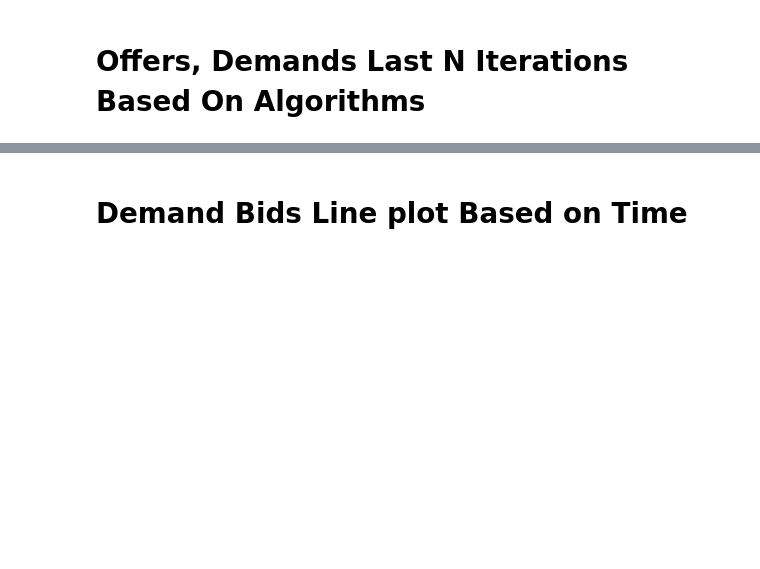
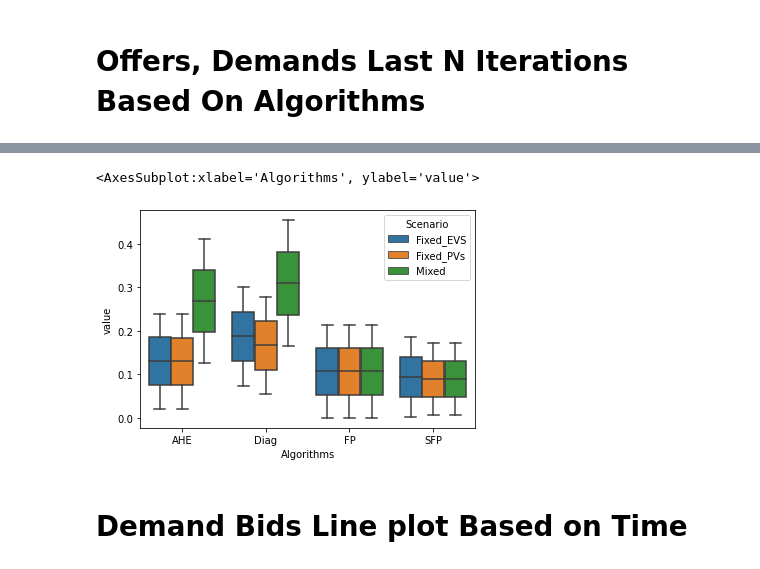
Before and after one commit to alirezakfz/PyomoModels, a Jupyter notebook: 08_SEST2022_DA_EQ/Results3/Plot/Journal_Diagonalization_V01.ipynb, the cells around one changed output, grey strips where cells are left out. Drawn from its saved outputs; the diff is of its cells as text; code cells hidden in the pictures; blank space fills up the shorter version.

```diff
--- a/08_SEST2022_DA_EQ/Results3/Plot/Journal_Diagonalization_V01.ipynb
+++ b/08_SEST2022_DA_EQ/Results3/Plot/Journal_Diagonalization_V01.ipynb
@@ -277,3 +336,10 @@ for ax in axes:
+# %%
+#df_demand.melt(id_vars=['Category','Scenario','Algorithms']).groupby(['Algorithms','Scenario', 'variable']).mean().reset_index()
+sns.boxplot(data= df_demand.melt(id_vars=['Category','Scenario','Algorithms']).groupby(['Algorithms','Scenario', 'variable']).mean().reset_index(),
+            x='Algorithms', y='value', hue='Scenario' )
+# %% [output]
+<AxesSubplot:xlabel='Algorithms', ylabel='value'>
+[figure, added]
 # %% [markdown]
 # Demand Bids Line plot Based on Time
 # %%
```
Also changed, not shown: parts of 7 cells of this notebook, 2 other files.
